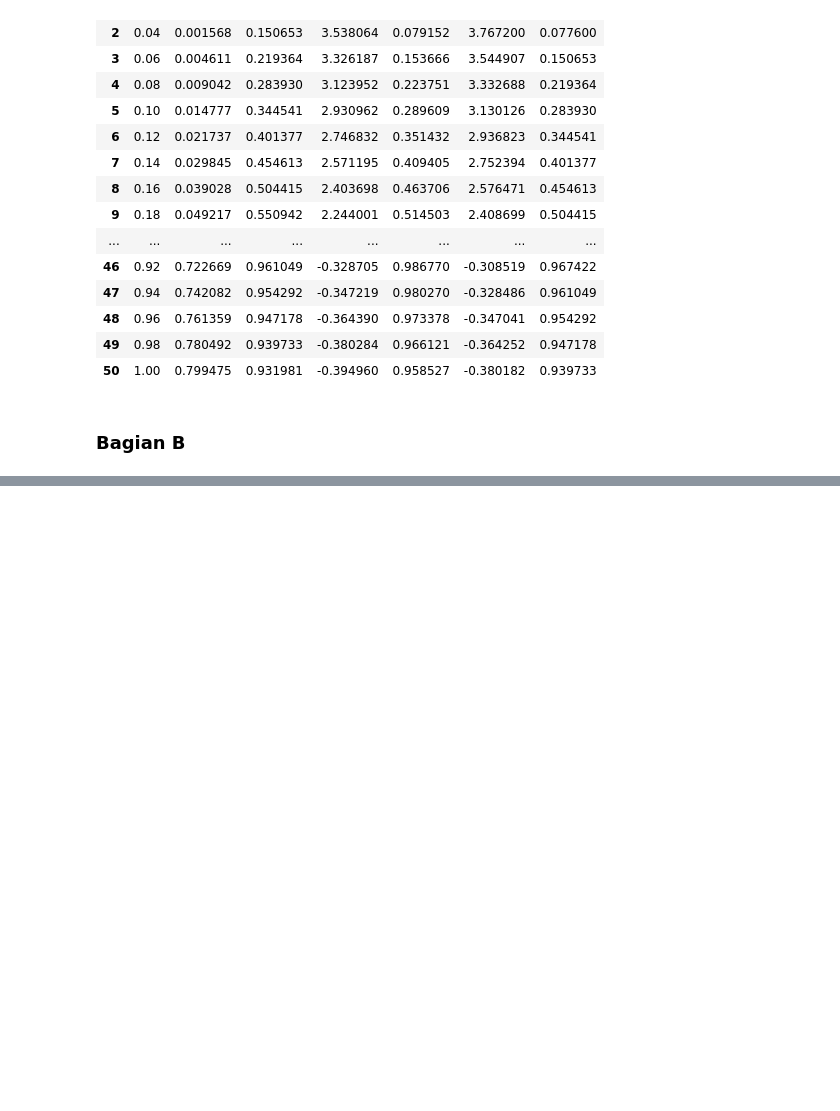
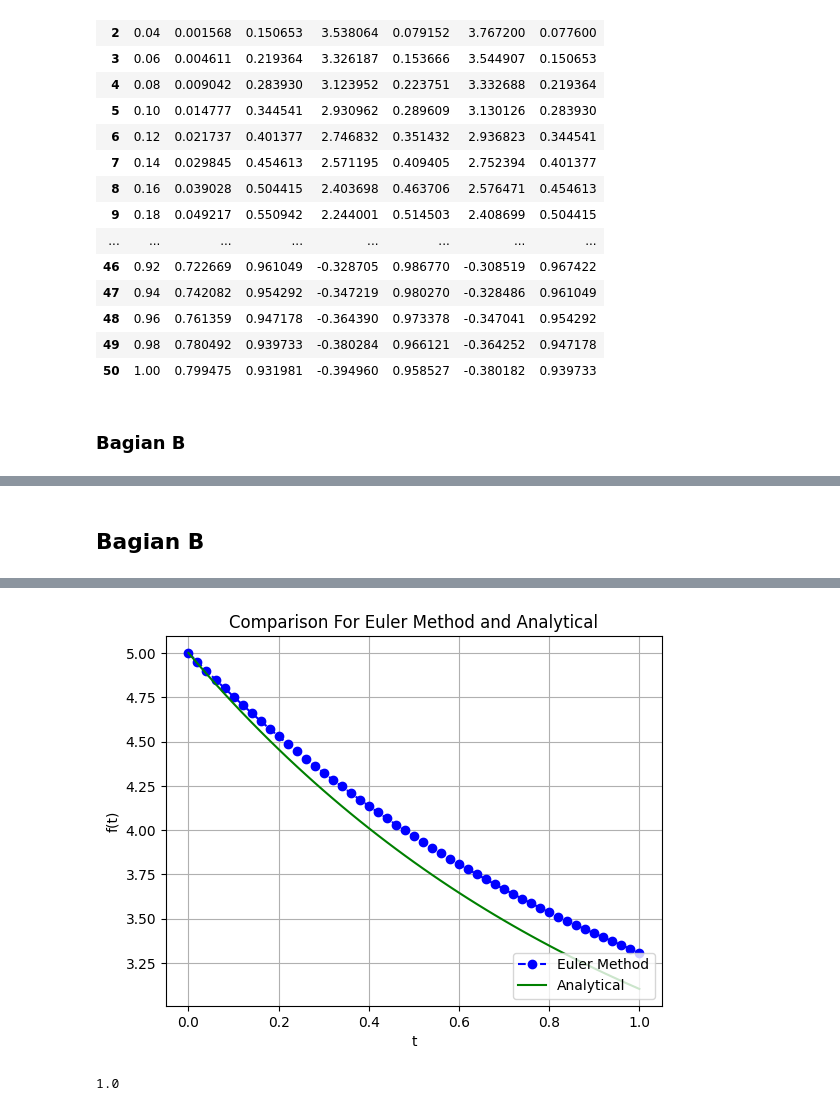
Before and after one commit to RendiZein/Metode-Rekayasa-Komputasi, a Jupyter notebook: RK_Method.ipynb, the cells around one changed output, grey strips where cells are left out. Cells and saved outputs as stored; diff of their text form; code cells hidden in the pictures; blank space fills up the shorter version.

```diff
--- a/RK_Method.ipynb
+++ b/RK_Method.ipynb
@@ -689,0 +753,47 @@ display(df)
+# %% [markdown]
+## Bagian B
+# %%
+dt=0.02
+f=lambda t,y : 2-y
+f_t=lambda t :2+3*np.exp(-t)
+t_0=0
+t_end=1
+# y_true_func=lambda t :2+3*np.exp(-t)
+# y_true=[y_0]
+# y_pred=[y_0]
+H = int((t_end-t_0)/dt)
+t=np.linspace(t_0, t_end, H+1)
+k1=np.zeros(len(t))
+k2=np.zeros(len(t))
+k3=np.zeros(len(t))
+k4=np.zeros(len(t))
+k5=np.zeros(len(t))
+k6=np.zeros(len(t))
+y = np.zeros(len(t))
+y_t =np.zeros(len(t))
+e=np.zeros(len(t))
+y[0]=5
+y_t[0]=5
+for j in range(len(t)-1):
+  k1[j+1]=f(t[j], y[j])
+  k2[j+1]=f(t[j]+0.25*dt, y[j]+k1[j+1]*dt*0.25)
+  k3[j+1]=f(t[j]+0.25*dt, y[j]+k1[j+1]*dt*0.125+k2[j+1]*dt*0.125)
+  k4[j+1]=f(t[j]+0.5*dt, y[j]+k2[j+1]*dt*0.5+k3[j+1]*dt)
+  k5[j+1]=f(t[j]+0.75*dt, y[j]+k1[j+1]*dt*3/16+k4[j+1]*dt*9/16)
+  k6[j+1]=f(t[j+1], k1[j+1]*dt*3/7+k2[j+1]*dt*2/7+k3[j+1]*dt*12/7+k4[j+1]*dt*12/7+k5[j+1]*dt*8/7 )
+  y[j+1]=y[j]+(7/90*k1[j+1]+32/90*k3[j+1]+12/90*k4[j+1]+32/90*k5[j+1]+7/90*k6[j+1])*dt
+  y_t[j+1]=f_t(t[j+1])
+  e[j+1]=(np.abs(y[j+1]-y_t[j+1])/y_t[j+1])*100
+
+df = pd.DataFrame(list(zip(t, y, y_t, e,k1,k2, k3,k4,k5,k6)),
+                columns =['t','y pred', 'y true', 'error(%)','k1','k2', 'k3', 'k4','k5','k6'])
+display(df)
+plt.plot(t, y, 'bo--', label='Euler Method')
+plt.plot(t, y_t, 'g', label='Analytical')
+plt.title('Comparison For Euler Method and Analytical')
+plt.xlabel('t')
+plt.ylabel('f(t)')
+plt.grid()
+plt.legend(loc='lower right')
+plt.show()
+# %% [output]
@@ -689,0 +817,5 @@ display(df)
+[figure, added]
+# %%
+print(9/18*2)
+# %% [output]
+1.0
```
Also changed, not shown: parts of 4 cells of this notebook.
